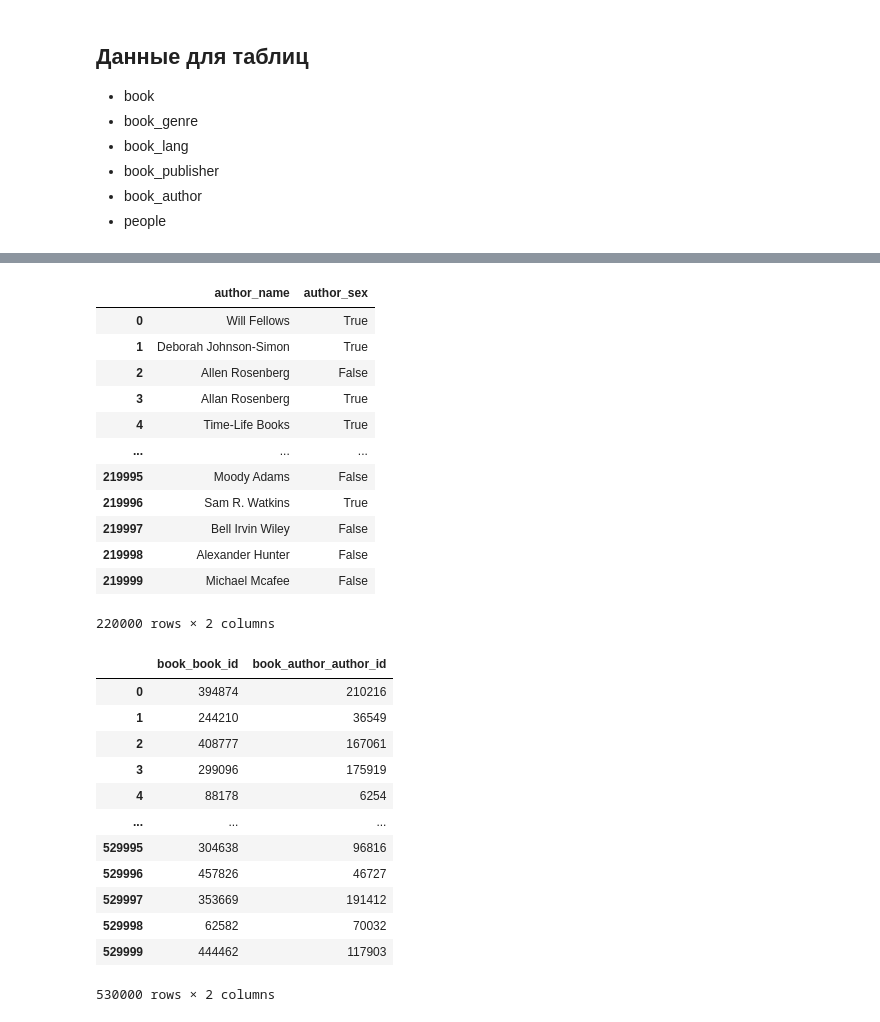
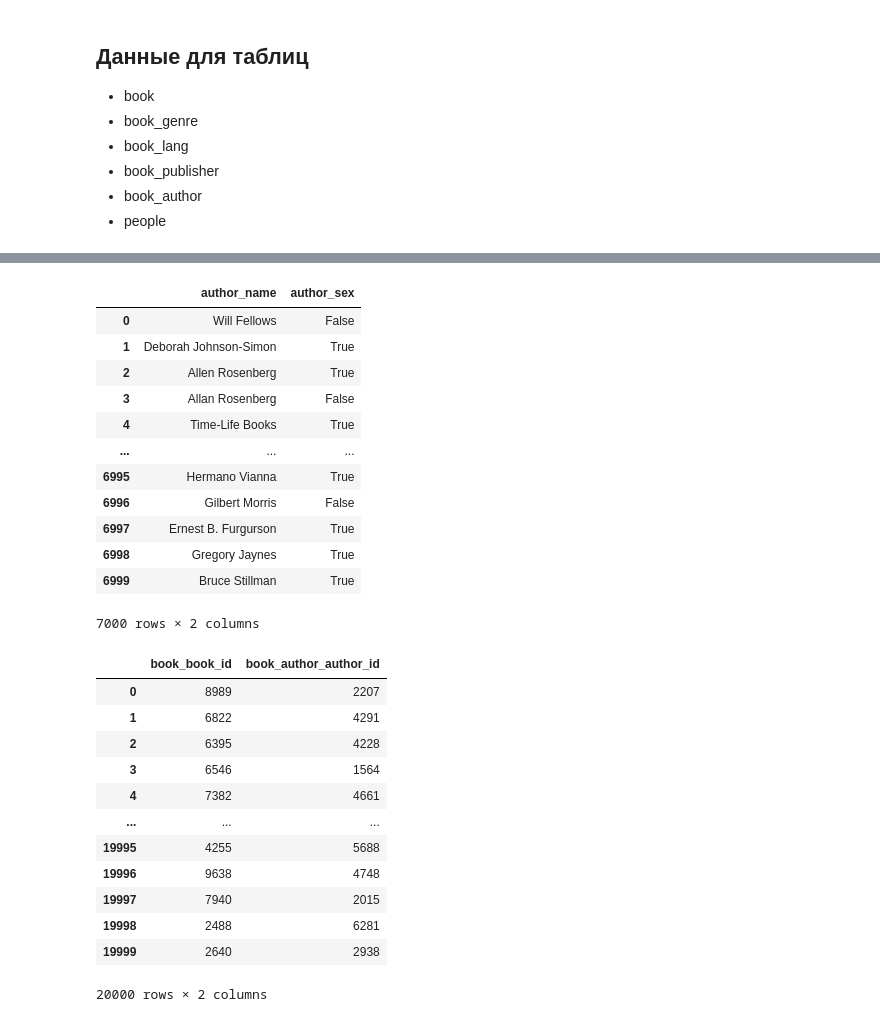
Before and after one commit to CosmDandy/Polytech-4-Sem-DBD, a Jupyter notebook: DataBase_Data/generate_data_2.ipynb, the cells around one changed output, grey strips where cells are left out. Drawn from its saved outputs; the diff is of its cells as text; code cells hidden in the pictures.

```diff
--- a/DataBase_Data/generate_data_2.ipynb
+++ b/DataBase_Data/generate_data_2.ipynb
@@ -9,4 +9,9 @@ from datetime import date, timedelta
 # Данные
 # %% [markdown]
 ## Подготовка данных для таблицы book
+# %%
+books_num = 10000
+book_author_num = 7000
+book_lang_num = 15
+book_publisher_num = 3000
 # %%
@@ -121,45 +116,45 @@ people
 book_author = pd.DataFrame(data=book.Authors.unique(), columns=['author_name'])
 author_sex = [random.choice([True, False]) for i in range(book_author.count()[0])]
 book_author['author_sex'] = author_sex
-book_author = book_author[:220000]
+book_author = book_author[:book_author_num]
 book_author.to_csv("output/book_author.csv", index=False)
 book_author
 # %% [output]
 |  | author_name | author_sex |
-| 0 | Will Fellows | True |
+| 0 | Will Fellows | False |
 | 1 | Deborah Johnson-Simon | True |
-| 2 | Allen Rosenberg | False |
-| 3 | Allan Rosenberg | True |
+| 2 | Allen Rosenberg | True |
+| 3 | Allan Rosenberg | False |
 | 4 | Time-Life Books | True |
 | ... | ... | ... |
-| 219995 | Moody Adams | False |
-| 219996 | Sam R. Watkins | True |
-| 219997 | Bell Irvin Wiley | False |
-| 219998 | Alexander Hunter | False |
-| 219999 | Michael Mcafee | False |
+| 6995 | Hermano Vianna | True |
+| 6996 | Gilbert Morris | False |
+| 6997 | Ernest B. Furgurson | True |
+| 6998 | Gregory Jaynes | True |
+| 6999 | Bruce Stillman | True |
-220000 rows × 2 columns
+7000 rows × 2 columns
 # %%
 book_book_author = pd.DataFrame(columns=[['book_book_id', 'book_author_author_id']])
-book_book_id = [random.randint(1, 530000) for i in range(530000)]
-book_author_author_id = [random.randint(1, 220000) for i in range(530000)]
+book_book_id = [random.randint(1, books_num) for i in range(books_num * 2)]
+book_author_author_id = [random.randint(1, book_author_num) for i in range(books_num * 2)]
 book_book_author['book_book_id'] = book_book_id
 book_book_author['book_author_author_id'] = book_author_author_id
 book_book_author.to_csv("output/book_book_author.csv", index=False)
 book_book_author
 # %% [output]
 |  | book_book_id | book_author_author_id |
-| 0 | 394874 | 210216 |
-| 1 | 244210 | 36549 |
-| 2 | 408777 | 167061 |
-| 3 | 299096 | 175919 |
-| 4 | 88178 | 6254 |
+| 0 | 8989 | 2207 |
+| 1 | 6822 | 4291 |
+| 2 | 6395 | 4228 |
+| 3 | 6546 | 1564 |
+| 4 | 7382 | 4661 |
 | ... | ... | ... |
-| 529995 | 304638 | 96816 |
-| 529996 | 457826 | 46727 |
-| 529997 | 353669 | 191412 |
-| 529998 | 62582 | 70032 |
-| 529999 | 444462 | 117903 |
+| 19995 | 4255 | 5688 |
+| 19996 | 9638 | 4748 |
+| 19997 | 7940 | 2015 |
+| 19998 | 2488 | 6281 |
+| 19999 | 2640 | 2938 |
-530000 rows × 2 columns
+20000 rows × 2 columns
 # %%
 book_genre = pd.DataFrame(data=book.Genre.unique(), columns=['genre_title'])
 book_genre.to_csv("output/book_genre.csv", index=False)
```
Also changed, not shown: parts of 10 cells of this notebook, 11 other files.
